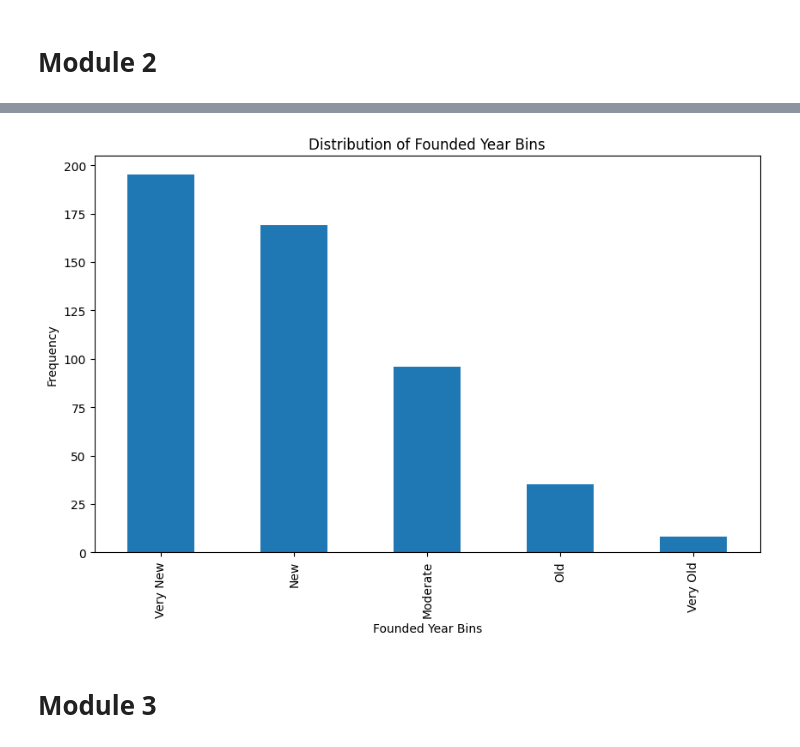
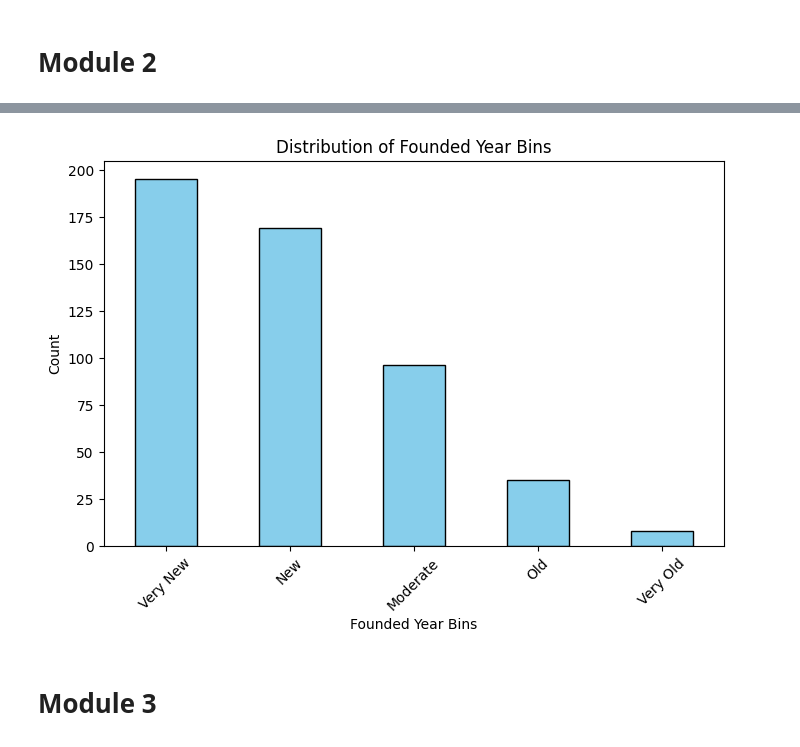
Before and after one commit to Teja220/EDA, a Jupyter notebook: 21BDS0277_EDA.ipynb, the cells around one changed output, grey strips where cells are left out. Drawn from its saved outputs; the diff is of its cells as text; code cells hidden in the pictures.

```diff
--- a/21BDS0277_EDA.ipynb
+++ b/21BDS0277_EDA.ipynb
@@ -134,71 +152,53 @@ import pandas as pd
 import numpy as np
 import matplotlib.pyplot as plt
 from sklearn.impute import SimpleImputer
-from sklearn.preprocessing import KBinsDiscretizer
 
-# 1. Loading the Dataset
+# Load dataset
 file_path = "https://raw.githubusercontent.com/Teja220/EDA/main/EDA.xlsx"
 df = pd.read_excel(file_path, sheet_name="EDA")
 
 print("First 5 rows of the dataset:")
 print(df.head())
 
-# 2. Data Deduplication
+# Remove duplicates
 print("\nShape before deduplication:", df.shape)
-df_deduped = df.drop_duplicates()
-print("Shape after deduplication:", df_deduped.shape)
+df.drop_duplicates(inplace=True)
+print("Shape after deduplication:", df.shape)
 
-# 3. Replacing Values
-# Replace specific values in a column (Example: Replace 'Unknown' in 'Founded' with NaN)
-df_replaced = df.copy()
-df_replaced['Founded'] = pd.to_numeric(df_replaced['Founded'], errors='coerce')  # Convert to numeric, forcing errors to NaN
+# Convert 'Founded' column to numeric and handle missing values
+df['Founded'] = pd.to_numeric(df['Founded'], errors='coerce')
+missing_before = df['Founded'].isna().sum()
+df['Founded'].fillna(df['Founded'].mean(), inplace=True)
+missing_after = df['Founded'].isna().sum()
 
-# Replace NaN values with the mean of the column (if numeric)
-if pd.api.types.is_numeric_dtype(df_replaced['Founded']):
-    df_replaced.fillna(value={'Founded': df_replaced['Founded'].mean()}, inplace=True)
+print(f"\nMissing values in 'Founded' column before imputation: {missing_before}")
+print(f"Missing values after imputation: {missing_after}")
+print(df[['Founded']].head())
 
-print("\nFounded column after replacing 'Unknown' with NaN and filling NaN with mean:")
-print(df_replaced[['Founded']].head())
+# Bin 'Founded' into 5 categories
+df['Founded_binned'] = pd.cut(df['Founded'], bins=5, labels=['Very Old', 'Old', 'Moderate', 'New', 'Very New'])
 
-# 4. Discretization and Binning
-df_binned = df.copy()  # Define df_binned to avoid NameError
-df_binned['Founded'] = pd.to_numeric(df_binned['Founded'], errors='coerce')
+print("\nBinned 'Founded' column:")
+print(df[['Founded', 'Founded_binned']].head())
 
-if pd.api.types.is_numeric_dtype(df_binned['Founded']):
-    df_binned['Founded_binned'] = pd.cut(df_binned['Founded'].fillna(df_binned['Founded'].mean()), bins=5,
-                                         labels=['Very Old', 'Old', 'Moderate', 'New', 'Very New'])
-    print("\nBinned 'Founded' column:")
-    print(df_binned[['Founded', 'Founded_binned']].head())
+# Introduce missing values for demonstration (optional)
+df.loc[10:15, 'Founded'] = np.nan
 
-# 5. Handling Missing Data - Traditional Method (Maximum Likelihood Estimation)
-df_with_na = df.copy()
-df_with_na['Founded'] = pd.to_numeric(df_with_na['Founded'], errors='coerce')  # Convert to numeric
-df_with_na.loc[10:15, 'Founded'] = np.nan  # Introduce missing values for demonstration
+# Impute missing values using mean (MLE approximation)
+imputer = SimpleImputer(strategy='mean')
+df['Founded'] = imputer.fit_transform(df[['Founded']])
 
-# Handle missing data using SimpleImputer (Mean imputation as an MLE approximation)
-if pd.api.types.is_numeric_dtype(df_with_na['Founded']):
-    imputer = SimpleImputer(strategy='mean')
-    df_with_na['Founded'] = imputer.fit_transform(df_with_na[['Founded']])
+print("\nFounded column after imputing missing values:")
+print(df[['Founded']].head(20))
 
-print("\nFounded column after imputing missing values using MLE approximation (mean):")
-print(df_with_na[['Founded']].head(20))
-
-# 6. Discretization with KBinsDiscretizer
-df['Founded'] = pd.to_numeric(df['Founded'], errors='coerce')  # Ensure 'Founded' is numeric
-if pd.api.types.is_numeric_dtype(df['Founded']):
-    kbins = KBinsDiscretizer(n_bins=4, encode='ordinal', strategy='uniform')
-    df['Founded_binned_kbins'] = kbins.fit_transform(df[['Founded']].fillna(df['Founded'].mean()))
-    print("\nDiscretized 'Founded' column using KBinsDiscretizer:")
-    print(df[['Founded', 'Founded_binned_kbins']].head())
-
-# 7. Visualizing Binned Data
-if 'Founded_binned' in df_binned.columns and pd.api.types.is_numeric_dtype(df_binned['Founded']):
-    plt.figure(figsize=(10, 6))
-    df_binned['Founded_binned'].value_counts().plot(kind='bar')
-    plt.title('Distribution of Founded Year Bins')
-    plt.xlabel('Founded Year Bins')
-    plt.ylabel('Frequency')
-    plt.show()
+# Plot distribution of binned 'Founded' column
+plt.figure(figsize=(8, 5))
+df['Founded_binned'].value_counts().plot(kind='bar', color='skyblue', edgecolor='black')
+plt.title('Distribution of Founded Year Bins')
+plt.xlabel('Founded Year Bins')
+plt.ylabel('Count')
+plt.xticks(rotation=45)
+plt.show()
 # %% [output]
 First 5 rows of the dataset:
   Symbol             Security             GICS Sector  \
@@ -220,4 +226,4 @@ First 5 rows of the dataset:
-[figure, old version]
+[figure, new version]
 # %% [markdown]
 # Module 3
 # %%
```
Also changed, not shown: parts of 5 cells of this notebook.
